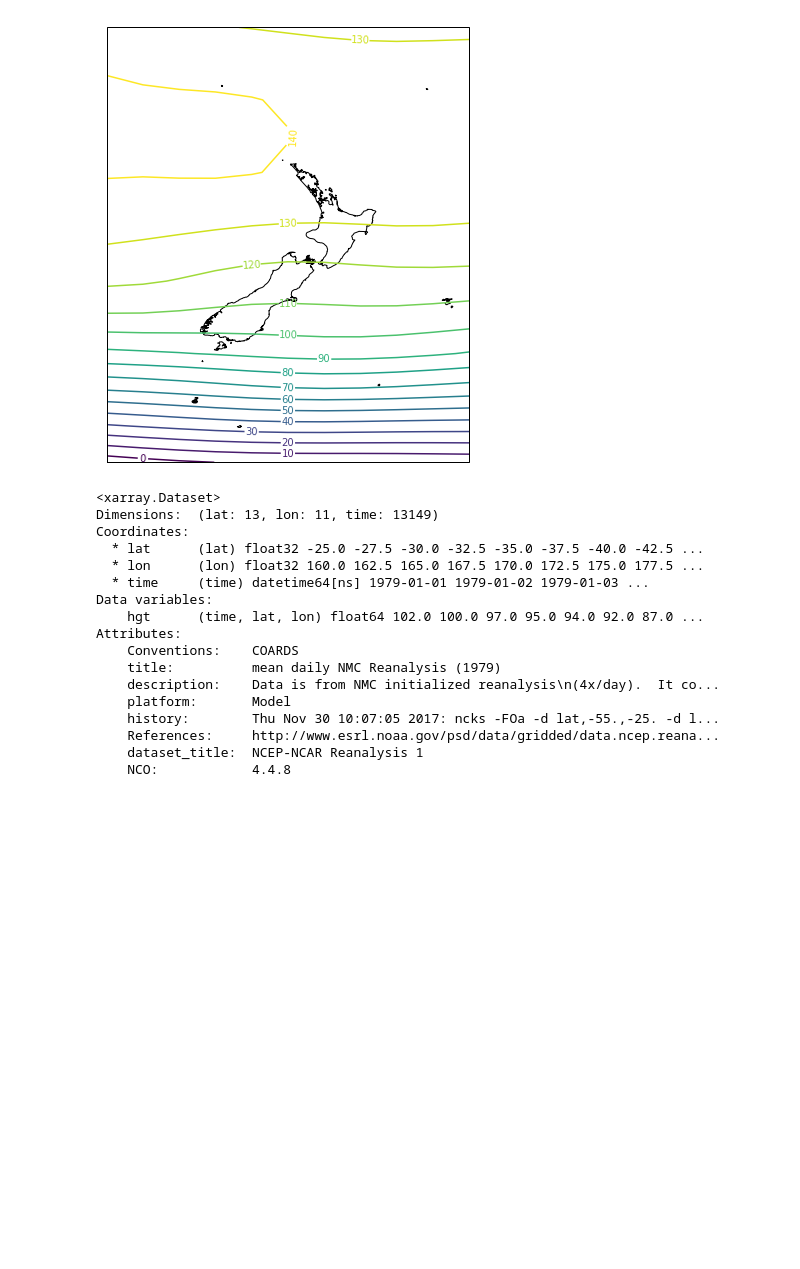
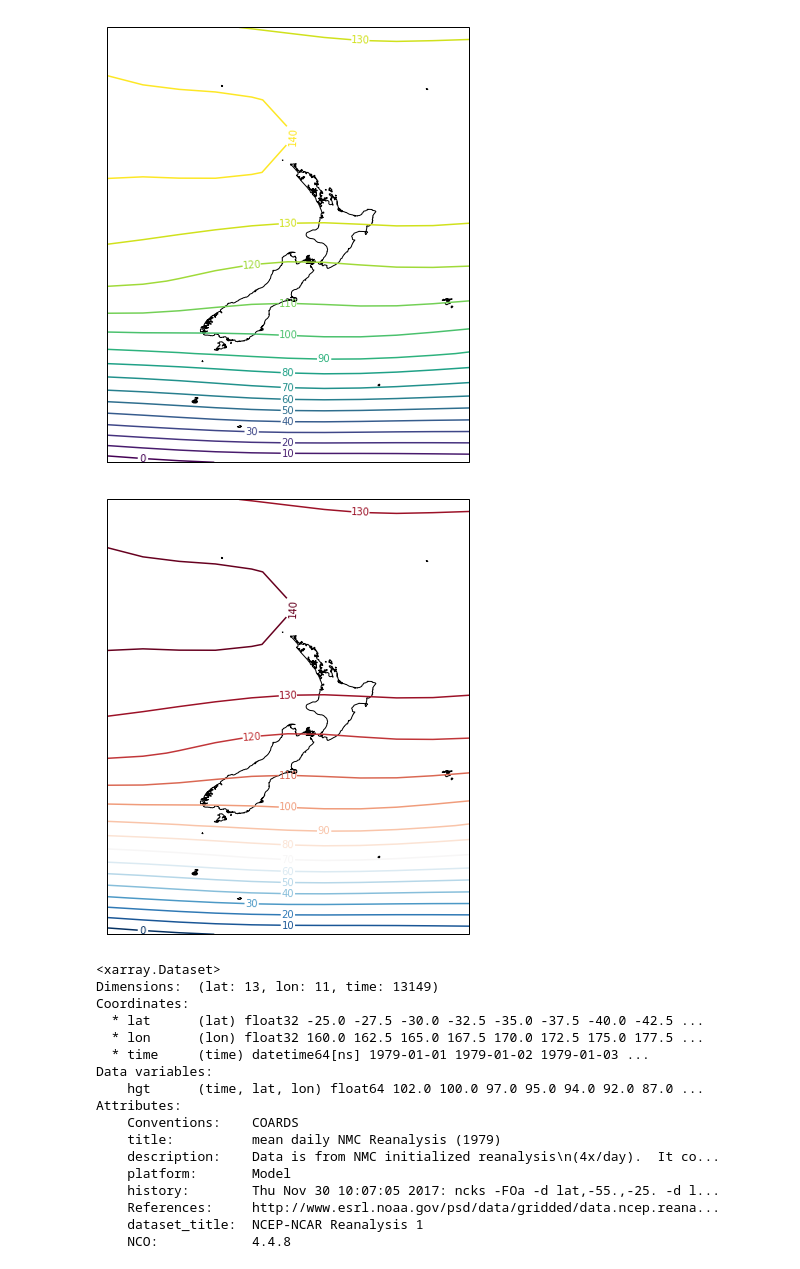
Before and after one commit to nicolasfauchereau/ACRE_workshop, a Jupyter notebook: notebooks/weather_regimes.ipynb, the cells around one changed output. Saved outputs shown, nothing was run; the diff lists cells and outputs as text; code cells hidden in the pictures; blank space fills up the shorter version.

```diff
--- a/notebooks/weather_regimes.ipynb
+++ b/notebooks/weather_regimes.ipynb
@@ -73,6 +75,26 @@ plt.clabel(c, fmt='%i')
 ax.set_extent([lon.data.min() - central_longitude, lon.data.max() - central_longitude, lat.data.min(), lat.data.max()], crs=proj)
 # %% [output]
 [figure]
+# %%
+def make_map(X, lons, lats, vmin=-250, vmax=250, step=10, ax=None, central_longitude=180.):
+    if not(ax):
+        central_longitude = 180.
+        proj = ccrs.PlateCarree(central_longitude=central_longitude)
+        f, ax = plt.subplots(figsize=(10,8), subplot_kw={'projection':proj})
+
+    proj = ccrs.PlateCarree(central_longitude=central_longitude)
+
+    ax.coastlines('10m')
+
+    p = ax.contour(lons - central_longitude, lats, X, np.arange(vmin, vmax + step, step), cmap=plt.cm.RdBu_r)
+
+    plt.clabel(p, fmt='%i')
+
+    ax.set_extent([lon.data.min() - central_longitude, lon.data.max() - central_longitude, lat.data.min(), lat.data.max()], crs=proj)
+# %%
+make_map(dsetm['hgt'], lons, lats)
+# %% [output]
+[figure, added]
 # %%
 dset
 # %% [output]
```
Also changed, not shown: parts of 7 cells of this notebook.
